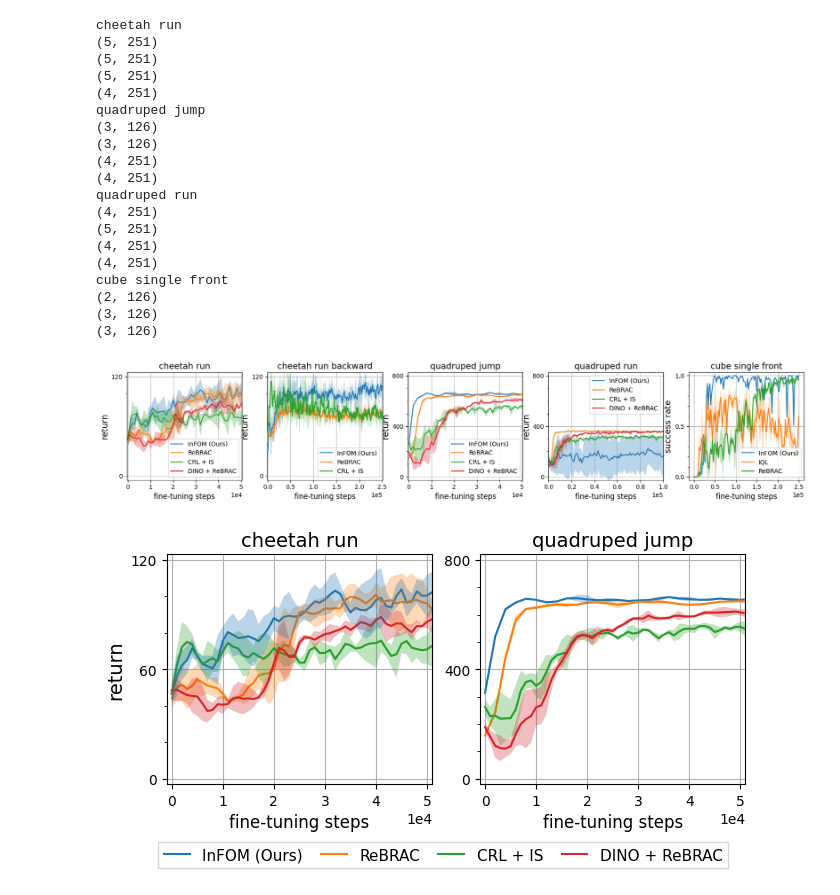
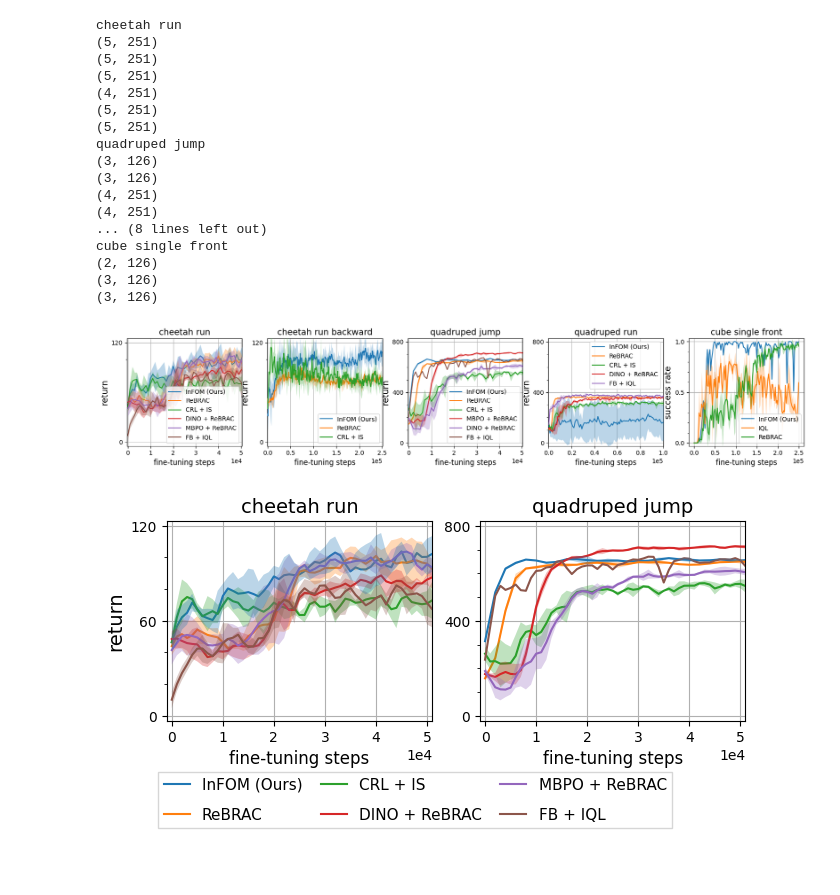
Before and after one commit to chongyi-zheng/ogbench, a Jupyter notebook: plot_scripts/convergence_speed_learning_curve.ipynb, the cells around one changed output. Drawn from its saved outputs; the diff is of its cells as text; code cells hidden in the pictures; blank space fills up the shorter version.

Commit message:
update submitit and plot_scripts

```diff
--- a/plot_scripts/convergence_speed_learning_curve.ipynb
+++ b/plot_scripts/convergence_speed_learning_curve.ipynb
@@ -33,7 +32,8 @@ algos = [
     ("rebrac_offline2offline", "cheetah_run", "20250510_rebrac_offline2offline_cheetah_run_obs_norm_type=normal_alpha_actor=0.1_alpha_critic=0.1_ft_size=500000_ft_steps=250000_eval_freq=1000_actor_freq=4"),
     ("crl_infonce_offline2offline", "cheetah_run", "20250510_crl_infonce_offline2offline_cheetah_run_obs_norm_type=normal_alpha=0.03_ft_size=500000_ft_steps=250000_eval_freq=1000_reward_type=state_actor_freq=4"),
     ("dino_rebrac_offline2offline", "cheetah_run", "20250511_dino_rebrac_offline2offline_cheetah_run_obs_norm_type=normal_alpha_actor=0.1_alpha_critic=0.1_actor_freq=4_repr_noise=0.2_repr_noise_clip=0.2_repr_temp=0.1_target_repr_temp=0.04_short"),
-    # ("fb_repr_offline2offline", "cheetah_run", "20250511_fb_repr_offline2offline_cheetah_run_obs_norm_type=normal_ft_size=500000_ft_steps=250000_eval_freq=1000_repr_alpha=1.0_awr_alpha=1.0_expectile=0.9_actor_freq=4"),
+    ("mbpo_rebrac_offline2offline", "cheetah_run", "20250515_mbpo_rebrac_offline2offline_cheetah_run_obs_norm_type=normal_ft_size=500000_ft_steps=250000_eval_freq=1000_alpha_actor=0.1_alpha_critic=0.1_num_model_rollouts=256_num_model_rollout_steps=2_actor_freq=4"),
+    ("fb_repr_offline2offline", "cheetah_run", "20250512_fb_repr_offline2offline_cheetah_run_obs_norm_type=normal_ft_size=500000_ft_steps=250000_eval_freq=1000_repr_alpha=1.0_awr_alpha=1.0_expectile=0.9_actor_freq=4"),
 
     ("sarsa_ifql_vib_gpi_offline2offline", "cheetah_run_backward", "20250510_sarsa_ifql_vib_gpi_offline2offline_cheetah_run_backward_obs_norm=normal_alpha=0.3_ft_size=500000_ft_steps=250000_eval_freq=1000_num_fg=16_actor_freq=4_expectile=0.9_actor_ln=False_kl_weight=0.05_latent_dim=128"),
     ("rebrac_offline2offline", "cheetah_run_backward", "20250510_rebrac_offline2offline_cheetah_run_backward_obs_norm_type=normal_alpha_actor=0.1_alpha_critic=0.1_ft_size=500000_ft_steps=250000_eval_freq=1000_actor_freq=4"),
@@ -44,14 +44,15 @@ algos = [
     # ("iql_offline2offline", "quadruped_jump", "20250407_iql_offline2offline_quadruped_jump_obs_norm_type=normal_alpha=10.0_ft_size=500000_ft_steps=250000_eval_freq=2000_expectile=0.9_actor_freq=4"),
     ("rebrac_offline2offline", "quadruped_jump", "20250406_rebrac_offline2offline_quadruped_jump_obs_norm_type=normal_alpha_actor=1.0_alpha_critic=1.0_ft_size=500000_ft_steps=250000_eval_freq=2000_actor_freq=4"),
     ("crl_infonce_offline2offline", "quadruped_jump", "20250511_crl_infonce_offline2offline_quadruped_jump_obs_norm_type=normal_alpha=0.03_ft_size=500000_ft_steps=250000_eval_freq=1000_reward_type=state_actor_freq=4"),
+    ("mbpo_rebrac_offline2offline", "quadruped_jump", "20250515_mbpo_rebrac_offline2offline_quadruped_jump_obs_norm_type=normal_ft_size=500000_ft_steps=250000_eval_freq=1000_alpha_actor=0.1_alpha_critic=0.1_num_model_rollouts=256_num_model_rollout_steps=2_actor_freq=4"),
     ("dino_rebrac_offline2offline", "quadruped_jump", "20250511_dino_rebrac_offline2offline_quadruped_jump_obs_norm_type=normal_alpha_actor=0.1_alpha_critic=0.1_actor_freq=4_repr_noise=0.2_repr_noise_clip=0.2_repr_temp=0.1_target_repr_temp=0.04_short"),
-    # ("fb_repr_offline2offline", "quadruped_jump", "20250511_fb_repr_offline2offline_quadruped_jump_obs_norm_type=normal_ft_size=500000_ft_steps=250000_eval_freq=1000_repr_alpha=10.0_awr_alpha=1.0_expectile=0.9_actor_freq=4"),
+    ("fb_repr_offline2offline", "quadruped_jump", "20250512_fb_repr_offline2offline_quadruped_jump_obs_norm_type=normal_ft_size=500000_ft_steps=250000_eval_freq=1000_repr_alpha=10.0_awr_alpha=1.0_expectile=0.9_actor_freq=4"),
 
     ("sarsa_ifql_vib_gpi_offline2offline", "quadruped_run", "20250511_sarsa_ifql_vib_gpi_offline2offline_quadruped_run_obs_norm=normal_alpha=0.3_ft_size=500000_ft_steps=250000_eval_freq=1000_num_fg=16_actor_freq=4_expectile=0.9_actor_ln=False_kl_weight=0.005_latent_dim=128"),
     ("rebrac_offline2offline", "quadruped_run", "20250511_rebrac_offline2offline_quadruped_run_obs_norm_type=normal_alpha_actor=1.0_alpha_critic=1.0_ft_size=500000_ft_steps=250000_eval_freq=1000_actor_freq=4"),
     ("crl_infonce_offline2offline", "quadruped_run", "20250511_crl_infonce_offline2offline_quadruped_run_obs_norm_type=normal_alpha=0.03_ft_size=500000_ft_steps=250000_eval_freq=1000_reward_type=state_actor_freq=4"),
     ("dino_rebrac_offline2offline", "quadruped_run", "20250511_dino_rebrac_offline2offline_quadruped_run_obs_norm_type=normal_alpha_actor=0.1_alpha_critic=0.1_actor_freq=4_repr_noise=0.2_repr_noise_clip=0.2_repr_temp=0.1_target_repr_temp=0.04_short"),
-    # ("fb_repr_offline2offline", "quadruped_run", "20250511_fb_repr_offline2offline_quadruped_run_obs_norm_type=normal_ft_size=500000_ft_steps=250000_eval_freq=1000_repr_alpha=10.0_awr_alpha=1.0_expectile=0.9_actor_freq=4"),
+    ("fb_repr_offline2offline", "quadruped_run", "20250512_fb_repr_offline2offline_quadruped_run_obs_norm_type=normal_ft_size=500000_ft_steps=250000_eval_freq=1000_repr_alpha=10.0_awr_alpha=1.0_expectile=0.9_actor_freq=4"),
 
     ("sarsa_ifql_offline2offline", "cube-single-play-singletask-task2-v0", "20250407_sarsa_ifql_offline2offline_cube-single-play-singletask-task2-v0_obs_norm=normal_alpha=30.0_ft_size=500000_ft_steps=250000_eval_freq=2000_num_fg=16_actor_freq=4_expectile=0.8_q_agg=mean_critic_fm_loss=sarsa_squared_reward=state_action_bc_pretrain"),
     ("iql_offline2offline", "cube-single-play-singletask-task2-v0", "20250407_iql_offline2offline_cube-single-play-singletask-task2-v0_obs_norm_type=normal_alpha=1.0_ft_size=500000_ft_steps=250000_eval_freq=2000_expectile=0.9_actor_freq=4"),
@@ -73,6 +74,7 @@ algo_name_maps = {
     'iql_offline2offline': 'IQL',
     'rebrac_offline2offline': 'ReBRAC',
     'crl_infonce_offline2offline': 'CRL + IS',
+    'mbpo_rebrac_offline2offline': 'MBPO + ReBRAC',
     'dino_rebrac_offline2offline': 'DINO + ReBRAC',
     'fb_repr_offline2offline': 'FB + IQL',
 }
@@ -117,21 +119,23 @@ print(algo_data['cheetah run']['InFOM (Ours)'].shape)
 print(algo_data['cheetah run']['ReBRAC'].shape)
 print(algo_data['cheetah run']['CRL + IS'].shape)
 print(algo_data['cheetah run']['DINO + ReBRAC'].shape)
-# print(algo_data['cheetah run']['FB + IQL'].shape)
+print(algo_data['cheetah run']['MBPO + ReBRAC'].shape)
+print(algo_data['cheetah run']['FB + IQL'].shape)
 
 print("quadruped jump")
 print(algo_data['quadruped jump']['InFOM (Ours)'].shape)
 print(algo_data['quadruped jump']['ReBRAC'].shape)
 print(algo_data['quadruped jump']['CRL + IS'].shape)
 print(algo_data['quadruped jump']['DINO + ReBRAC'].shape)
-# print(algo_data['quadruped jump']['FB + IQL'].shape)
+print(algo_data['quadruped jump']['MBPO + ReBRAC'].shape)
+print(algo_data['quadruped jump']['FB + IQL'].shape)
 
 print("quadruped run")
 print(algo_data['quadruped run']['InFOM (Ours)'].shape)
 print(algo_data['quadruped run']['ReBRAC'].shape)
 print(algo_data['quadruped run']['CRL + IS'].shape)
 print(algo_data['quadruped run']['DINO + ReBRAC'].shape)
-# print(algo_data['quadruped run']['FB + IQL'].shape)
+print(algo_data['quadruped run']['FB + IQL'].shape)
 
 print("cube single front")
 print(algo_data['cube single front']['InFOM (Ours)'].shape)
@@ -143,16 +147,14 @@ cheetah run
 (5, 251)
 (5, 251)
 (4, 251)
+(5, 251)
+(5, 251)
 quadruped jump
 (3, 126)
 (3, 126)
 (4, 251)
 (4, 251)
-quadruped run
-(4, 251)
-(5, 251)
-(4, 251)
-(4, 251)
+... (8 lines left out)
 cube single front
 (2, 126)
 (3, 126)
@@ -226,7 +228,7 @@ filepath = "/u/cz8792/research/ogbench/plot_scripts/figures/convergence_speed_ab
 fig.savefig(filepath, dpi=150, bbox_inches="tight")
 plt.show()
 # %% [output]
-[figure, old version]
+[figure, new version]
 # %%
 # fig, axes = plt.subplots(1, 2, figsize=(8, 3.2), gridspec_kw=dict(wspace=0.15, hspace=0.5))
 fig, axes = plt.subplots(1, 2, figsize=(6.4, 3.4))
@@ -256,32 +258,32 @@ for env_name, env_data in algo_data.items():
     if ax == axes[0]:
         ax.set_ylabel('return', fontsize=14)
         ax.set_xlim([-1e3, 5e4 + 1e3])
         ax.set_ylim([-3, 120 + 3])
         ax.set_yticks([0, 60, 120])
         ax.yaxis.set_minor_locator(MultipleLocator(20))
 
         ax.legend(bbox_to_anchor=(-0.06, -0.22),
             loc="upper left", labelspacing=1, columnspacing=1.2075, fancybox=False,
-            shadow=False, fontsize=11, borderpad=0.35, handlelength=1.7, ncol=4)
+            shadow=False, fontsize=11, borderpad=0.35, handlelength=1.7, ncol=3)
     if ax == axes[1]:
         # ax.set_ylabel('return', fontsize=14)
         ax.set_xlim([-1e3, 5e4 + 1e3])
         ax.set_ylim([-20, 820])
         ax.set_yticks([0, 400, 800])
         ax.yaxis.set_minor_locator(MultipleLocator(100))
 
     ax.set_title(env_name, fontsize=14)
     ax.set_xlabel('fine-tuning steps', fontsize=12)
     ax.ticklabel_format(axis='x', style='sci', scilimits=(0, 0))
 
     ax.grid(zorder=3)
 
 # fig.tight_layout()
 fig.tight_layout(rect=(-0.026, -0.06, 1.02, 1.04))  # rect = (left, bottom, right, top), default: (0, 0, 1, 1)
 fig.subplots_adjust(wspace=0.18)
 filepath = "/u/cz8792/research/ogbench/plot_scripts/figures/convergence_speed_ablation_lc.pdf"
 # fig.savefig(filepath, dpi=300, bbox_inches="tight")
 fig.savefig(filepath, dpi=300)
 plt.show()
 # %% [output]
-[figure, old version]
+[figure, new version]
```
Also changed, not shown: parts of 1 cell of this notebook, 9 other files.
